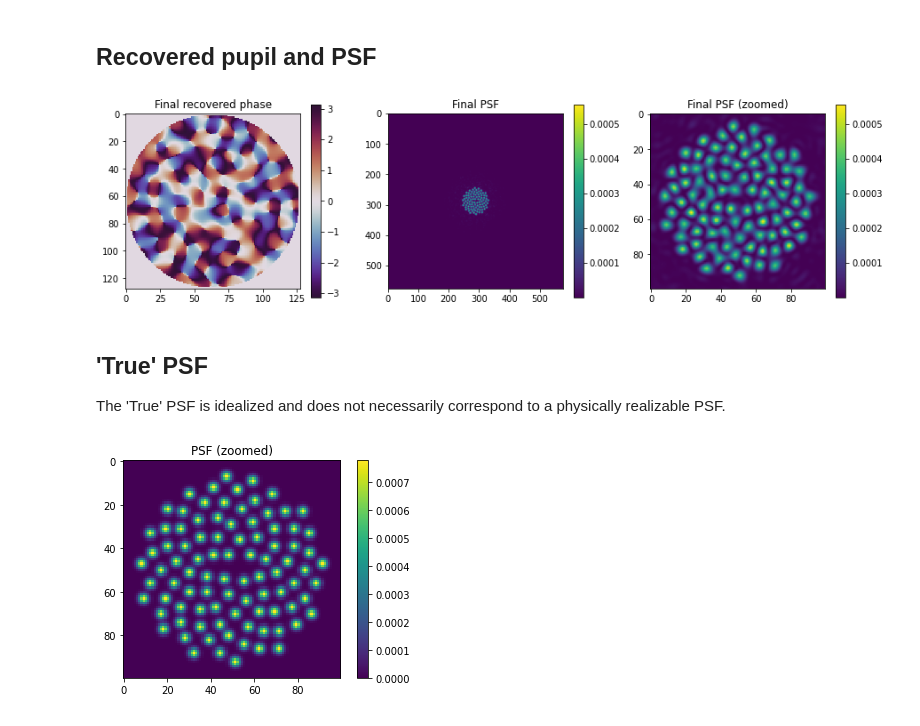
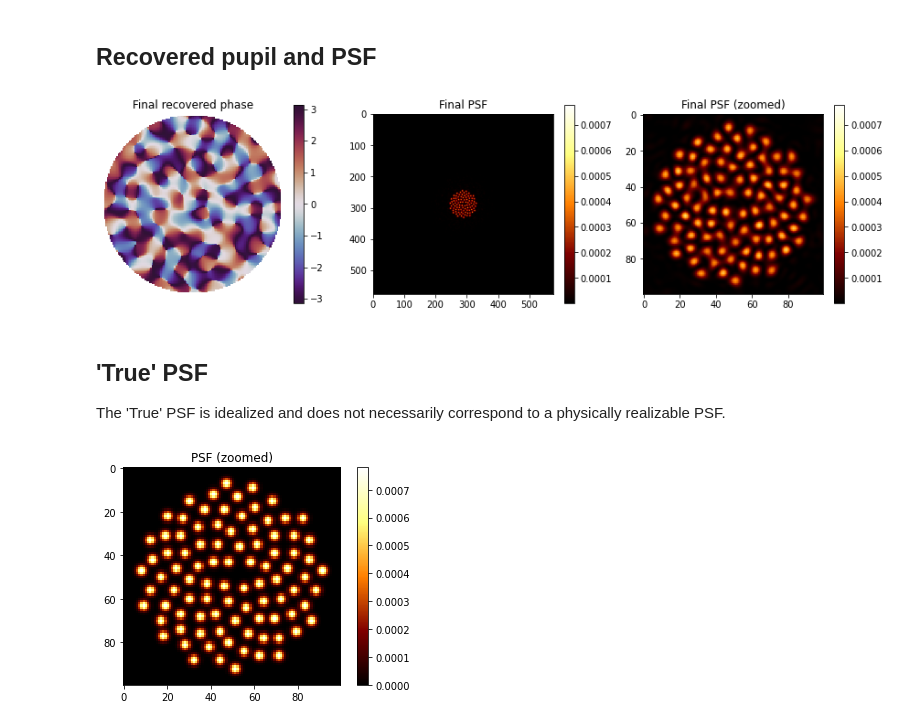
Before and after one commit to alipwong/phase_retrieval_and_design, a Jupyter notebook: phase_retrieval/retrieval/quantum_monodromy.ipynb, the cells around one changed output. Cells and saved outputs as stored; diff of their text form; code cells hidden in the pictures.

Commit message:
updated figures to reflect paper

```diff
--- a/phase_retrieval/retrieval/quantum_monodromy.ipynb
+++ b/phase_retrieval/retrieval/quantum_monodromy.ipynb
@@ -185,6 +185,8 @@ plt.show()
 # %%
 final_pupil = np.angle(results["pupils"][-1])
 final_psf = normalise(results["psfs"][-1])
+
+final_pupil[final_pupil == 0] = None
 
 c = true_psf.shape[0]//2;
 s = 50
@@ -192,20 +194,20 @@ zoomed_psf = final_psf[c-s:c+s, c-s:c+s]
 
 plt.figure(figsize = (15, 4))
 plt.subplot(1, 3, 1); plt.imshow(final_pupil, cmap = 'twilight_shifted', interpolation = "none", vmin = -np.pi, vmax = np.pi);
-plt.colorbar(); plt.title('Final recovered phase')
-plt.subplot(1, 3, 2); plt.imshow(final_psf); plt.colorbar(); plt.title('Final PSF')
-plt.subplot(1, 3, 3); plt.imshow(zoomed_psf); plt.colorbar(); plt.title('Final PSF (zoomed)')
+plt.colorbar(); plt.title('Final recovered phase'); plt.axis('off')
+plt.subplot(1, 3, 2); plt.imshow(final_psf, cmap = 'afmhot', vmax = 7.8e-4); plt.colorbar(); plt.title('Final PSF')
+plt.subplot(1, 3, 3); plt.imshow(zoomed_psf, cmap = 'afmhot', vmax = 7.8e-4); plt.colorbar(); plt.title('Final PSF (zoomed)')
 plt.show()
 # %% [output]
-[figure, old version]
+[figure, new version]
 # %% [markdown]
 ## 'True' PSF
 The 'True' PSF is idealized and does not necessarily correspond to a physically realizable PSF.
 # %%
 c = true_psf.shape[0]//2; s = 50
 zoomed_psf = true_psf[c-s:c+s, c-s:c+s]
 
-plt.imshow(normalise(zoomed_psf), interpolation = 'none'); plt.title('PSF (zoomed)'); plt.colorbar()
+plt.imshow(normalise(zoomed_psf), interpolation = 'none', cmap = 'afmhot', vmax = 7.8e-4); plt.title('PSF (zoomed)'); plt.colorbar()
 plt.show()
 # %% [output]
-[figure, old version]
+[figure, new version]
```
Also changed, not shown: 3 other files.
